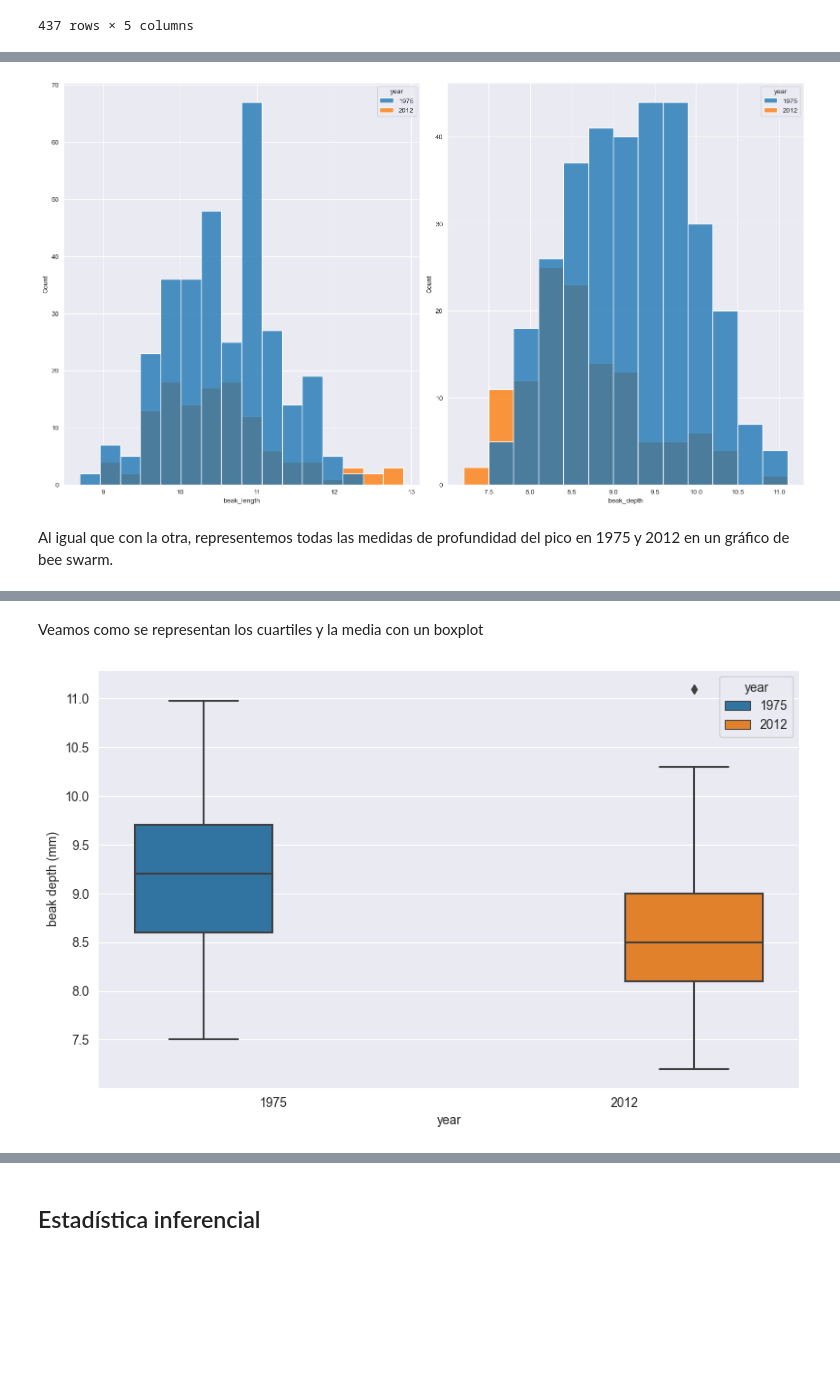
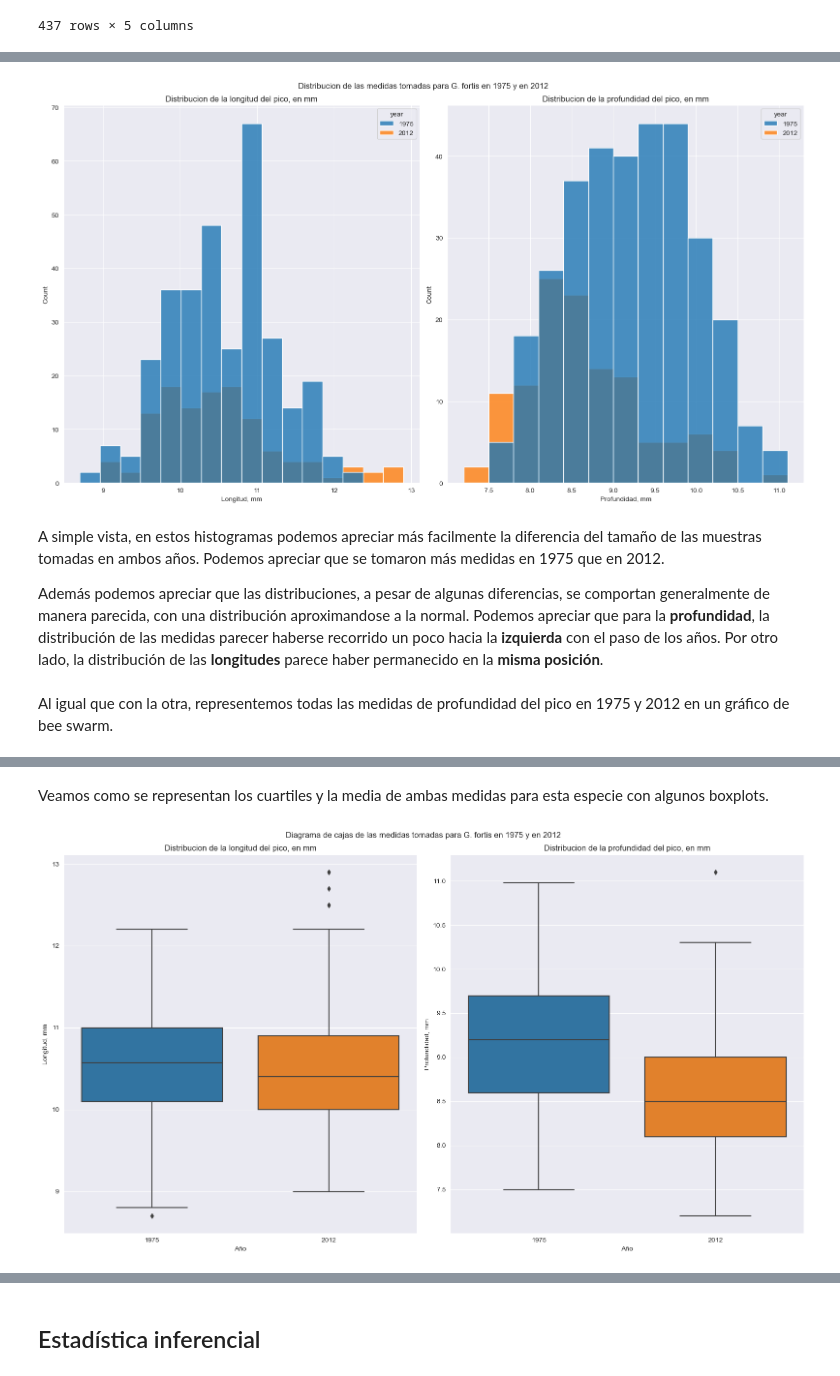
Before and after one commit to jmartingv/proyecto-probstats-mcd, a Jupyter notebook: proyecto.ipynb, the cells around one changed output, grey strips where cells are left out. Cells and saved outputs as stored; diff of their text form; code cells hidden in the pictures; blank space fills up the shorter version.

```diff
--- a/proyecto.ipynb
+++ b/proyecto.ipynb
@@ -279,6 +350,7 @@ df_scandens_plot = df_scandens_plot.drop(['band'], axis=1)
 fig2, (ax3,ax4) = plt.subplots(nrows=1,ncols=2)
 
 fig2.set_size_inches(16,9)
+fig2.suptitle('Distribucion de las medidas tomadas para G. fortis en 1975 y en 2012')
 
 sns.histplot(x = 'beak_length',
              data = df_fortis_plot,
@@ -294,10 +366,20 @@ sns.histplot(x = 'beak_depth',
              palette=sns.color_palette("tab10",2),
              ax = ax4)
 
+ax3.title.set_text('Distribucion de la longitud del pico, en mm')
+ax4.title.set_text('Distribucion de la profundidad del pico, en mm')
+
+ax3.set_xlabel('Longitud, mm')
+ax4.set_xlabel('Profundidad, mm')
+
 plt.tight_layout()
 plt.show()
 # %% [output]
-[figure, old version]
+[figure, new version]
+# %% [markdown]
+A simple vista, en estos histogramas podemos apreciar más facilmente la diferencia del tamaño de las muestras tomadas en ambos años. Podemos apreciar que se tomaron más medidas en 1975 que en 2012.
+
+Además podemos apreciar que las distribuciones, a pesar de algunas diferencias, se comportan generalmente de manera parecida, con una distribución aproximandose a la normal. Podemos apreciar que para la **profundidad**, la distribución de las medidas parecer haberse recorrido un poco hacia la **izquierda** con el paso de los años. Por otro lado, la distribución de las **longitudes** parece haber permanecido en la **misma posición**.
 # %% [markdown]
 Al igual que con la otra, representemos todas las medidas de profundidad del pico en 1975 y 2012 en un gráfico de bee swarm.
 # %%
@@ -319,22 +401,39 @@ plt.show()
 # %% [output]
 [figure]
 # %% [markdown]
-Veamos como se representan los cuartiles y la media con un boxplot
+Veamos como se representan los cuartiles y la media de ambas medidas para esta especie con algunos boxplots.
 # %%
-fig = plt.figure(figsize=([10,6]))
-sns.set_style('darkgrid')
+fig2_box, (ax3_box,ax4_box) = plt.subplots(nrows=1,ncols=2)
+
+fig2_box.set_size_inches(16,9)
+fig2_box.suptitle('Diagrama de cajas de las medidas tomadas para G. fortis en 1975 y en 2012')
 
 g = sns.boxplot(
     x='year',
-    y='beak_depth',
-    hue='year',
+    y='beak_length',
     palette='tab10',
-    data=df_fortis
+    data=df_fortis,
+    ax = ax3_box
 )
 
-plt.xlabel('year')
-plt.ylabel('beak depth (mm)')
+g1 = sns.boxplot(
+    x='year',
+    y='beak_depth',
+    palette='tab10',
+    data=df_fortis,
+    ax = ax4_box
+)
 
+ax3_box.title.set_text('Distribucion de la longitud del pico, en mm')
+ax4_box.title.set_text('Distribucion de la profundidad del pico, en mm')
+
+ax3_box.set_ylabel('Longitud, mm')
+ax3_box.set_xlabel('Año')
+
+ax4_box.set_ylabel('Profundidad, mm')
+ax4_box.set_xlabel('Año')
+
+plt.tight_layout()
 plt.show()
 # %% [output]
-[figure, old version]
+[figure, new version]
```
Also changed, not shown: parts of 26 cells of this notebook, 3 other files.
